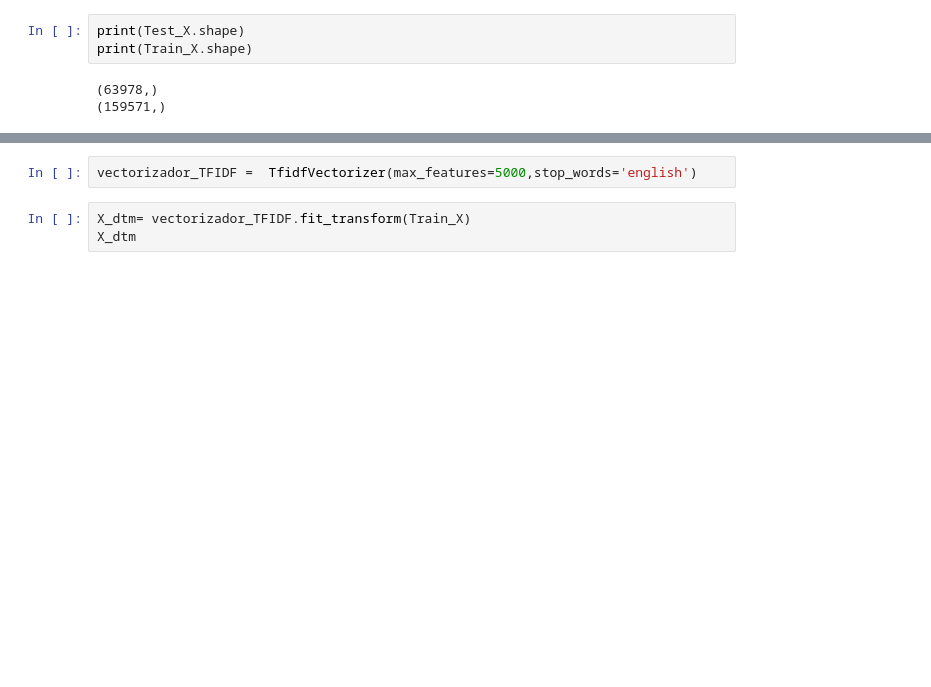
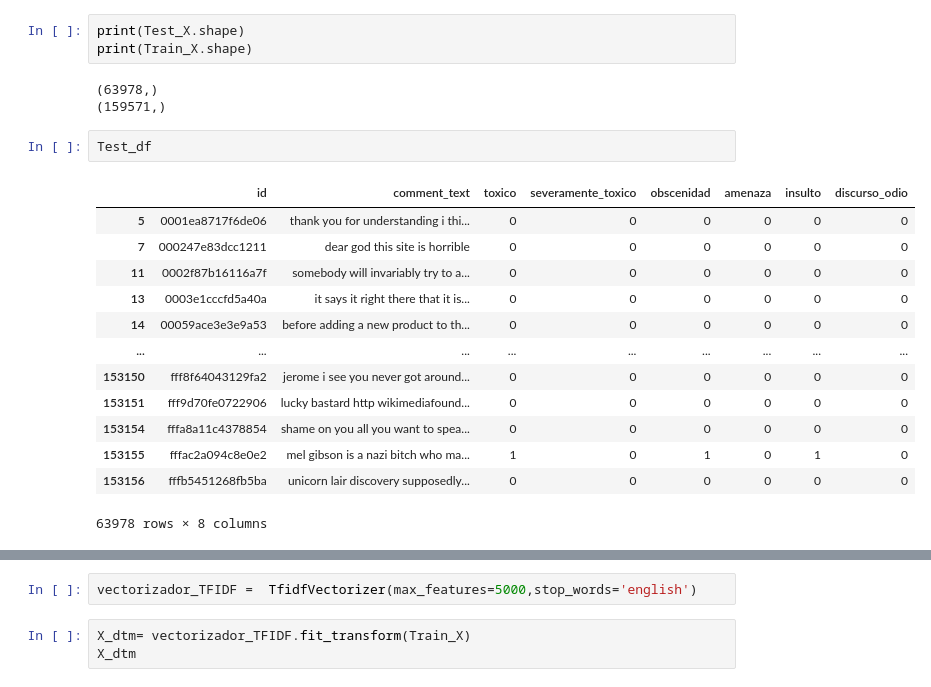
Before and after one commit to luisenerio/ProcesamientoDatosLuisLopezNerio1487280, a Jupyter notebook: Proyecto Final/Proyecto Final.ipynb, the cells around one changed output, grey strips where cells are left out. Saved outputs shown, nothing was run; the diff lists cells and outputs as text; blank space fills up the shorter version.

```diff
--- a/Proyecto Final/Proyecto Final.ipynb
+++ b/Proyecto Final/Proyecto Final.ipynb
@@ -131,3 +131,19 @@ print(Train_X.shape)
 # %% [output]
 (63978,)
 (159571,)
+# %%
+Test_df
+# %% [output]
+|  | id | comment_text | toxico | severamente_toxico | obscenidad | amenaza | insulto | discurso_odio |
+| 5 | 0001ea8717f6de06 | thank you for understanding i thi... | 0 | 0 | 0 | 0 | 0 | 0 |
+| 7 | 000247e83dcc1211 | dear god this site is horrible | 0 | 0 | 0 | 0 | 0 | 0 |
+| 11 | 0002f87b16116a7f | somebody will invariably try to a... | 0 | 0 | 0 | 0 | 0 | 0 |
+| 13 | 0003e1cccfd5a40a | it says it right there that it is... | 0 | 0 | 0 | 0 | 0 | 0 |
+| 14 | 00059ace3e3e9a53 | before adding a new product to th... | 0 | 0 | 0 | 0 | 0 | 0 |
+| ... | ... | ... | ... | ... | ... | ... | ... | ... |
+| 153150 | fff8f64043129fa2 | jerome i see you never got around... | 0 | 0 | 0 | 0 | 0 | 0 |
+| 153151 | fff9d70fe0722906 | lucky bastard http wikimediafound... | 0 | 0 | 0 | 0 | 0 | 0 |
+| 153154 | fffa8a11c4378854 | shame on you all you want to spea... | 0 | 0 | 0 | 0 | 0 | 0 |
+| 153155 | fffac2a094c8e0e2 | mel gibson is a nazi bitch who ma... | 1 | 0 | 1 | 0 | 1 | 0 |
+| 153156 | fffb5451268fb5ba | unicorn lair discovery supposedly... | 0 | 0 | 0 | 0 | 0 | 0 |
+63978 rows × 8 columns
```
Also changed, not shown: parts of 6 cells of this notebook, 1 other file.
